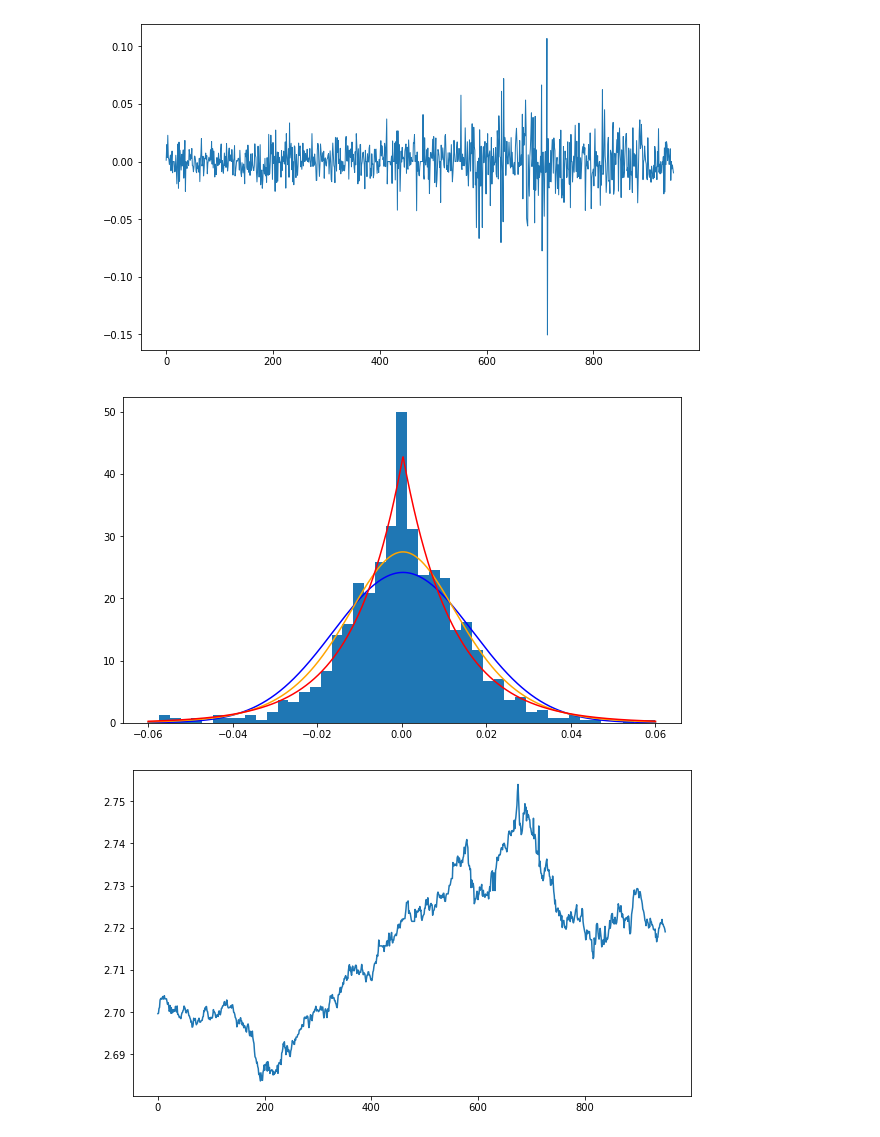
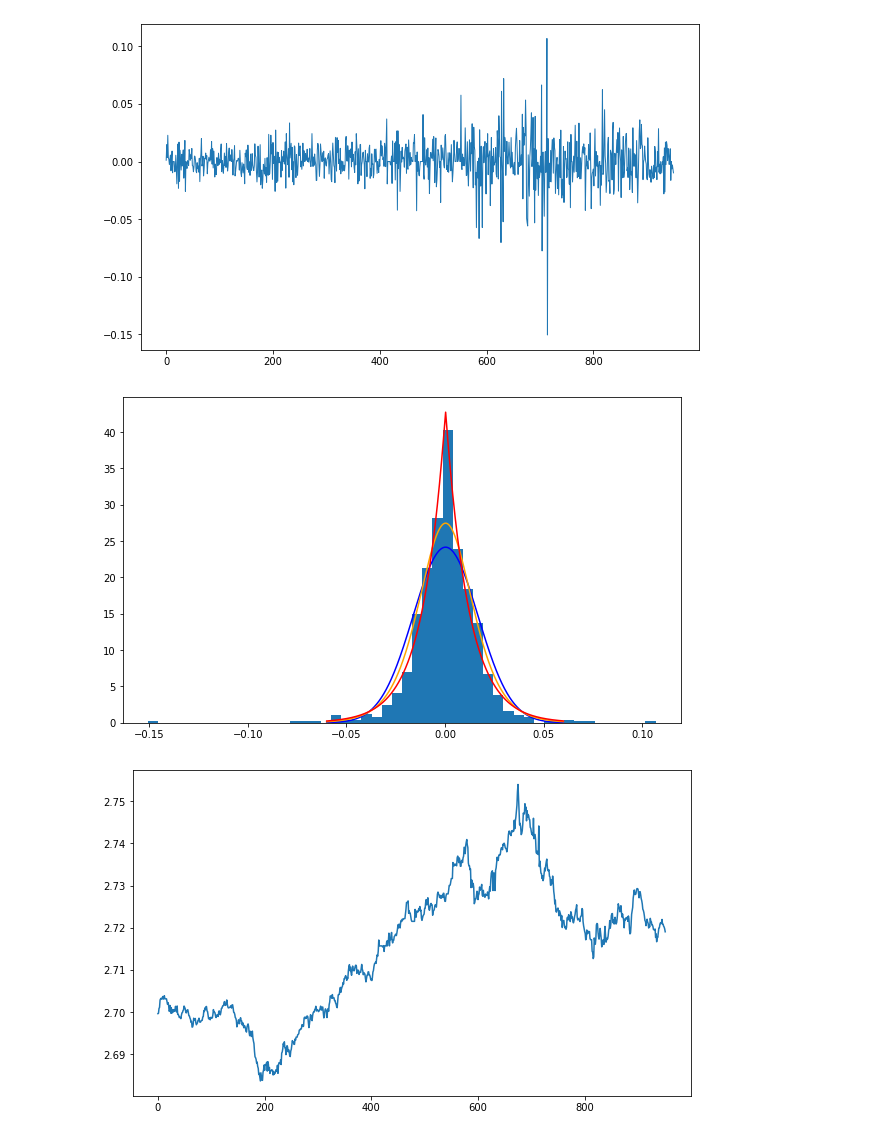
Before and after one commit to Szymex49/NVIDIA_risk_management, a Jupyter notebook: Malec_python.ipynb, the cells around one changed output. Drawn from its saved outputs; the diff is of its cells as text; code cells hidden in the pictures.

```diff
--- a/Malec_python.ipynb
+++ b/Malec_python.ipynb
@@ -103,11 +104,11 @@ plt.show()
 [figure]
 # %%
 plt.figure(figsize=(10, 6))
-plt.hist(X, bins=47, density=True, range=(-0.06, 0.06))
+plt.hist(X, bins=50, density=True)
 xs = np.linspace(-0.06, 0.06, 1000)
 plt.plot(xs, sp.norm.pdf(xs, np.mean(X), np.std(X)), c='blue')
 plt.plot(xs, sp.logistic.pdf(xs, np.mean(X), np.sqrt(3)/np.pi * np.std(X)), c='orange')
 plt.plot(xs, sp.laplace.pdf(xs, np.mean(X), 1/np.sqrt(2) * np.std(X)), c='red')
 plt.show()
 # %% [output]
-[figure, old version]
+[figure, new version]
```
Also changed, not shown: parts of 8 cells of this notebook.
